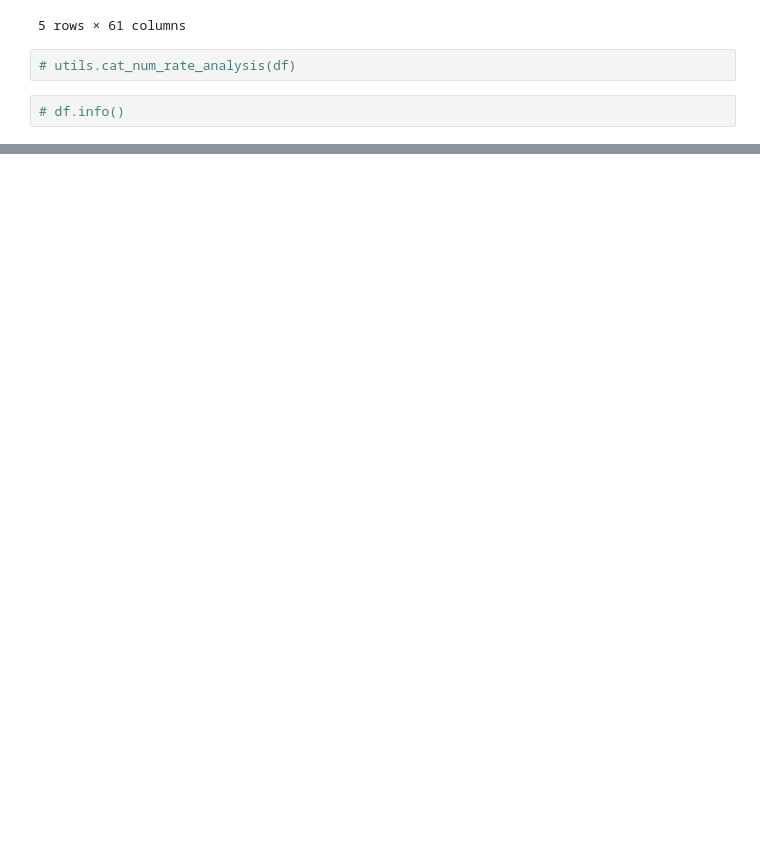
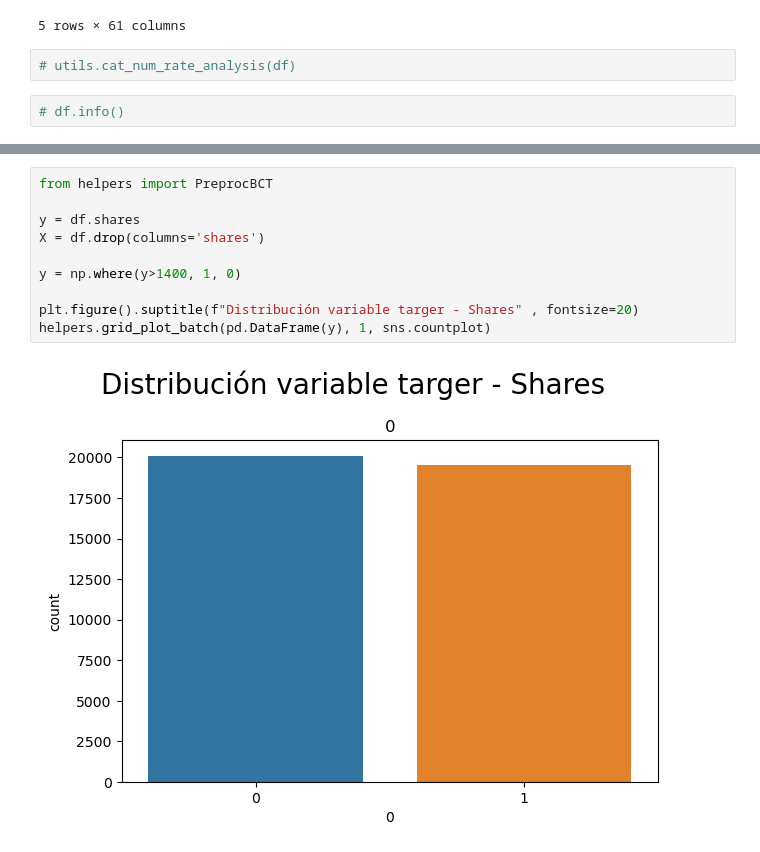
Before and after one commit to tomaspemora/desafio-latam-tareas-BA-TP, a Jupyter notebook: machine_learning/desafio_evaluado_5/desafio_ev.ipynb, the cells around one changed output, grey strips where cells are left out. Saved outputs shown, nothing was run; the diff lists cells and outputs as text; blank space fills up the shorter version.

```diff
--- a/machine_learning/desafio_evaluado_5/desafio_ev.ipynb
+++ b/machine_learning/desafio_evaluado_5/desafio_ev.ipynb
@@ -107,0 +179,12 @@ helpers.identify_high_correlations(df,.8)
+# %%
+from helpers import PreprocBCT
+
+y = df.shares
+X = df.drop(columns='shares')
+
+y = np.where(y>1400, 1, 0)
+
+plt.figure().suptitle(f"Distribución variable targer - Shares" , fontsize=20)
+helpers.grid_plot_batch(pd.DataFrame(y), 1, sns.countplot)
+# %% [output]
+[figure, added]
```
Also changed, not shown: parts of 21 cells of this notebook, 2 other files.
